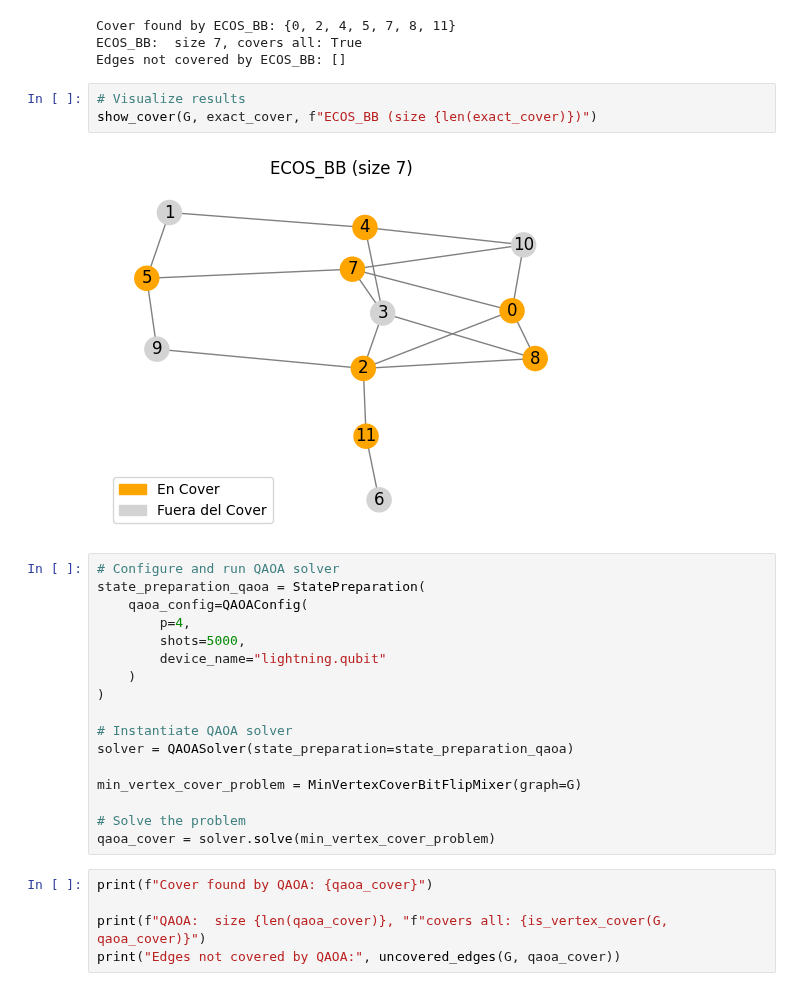
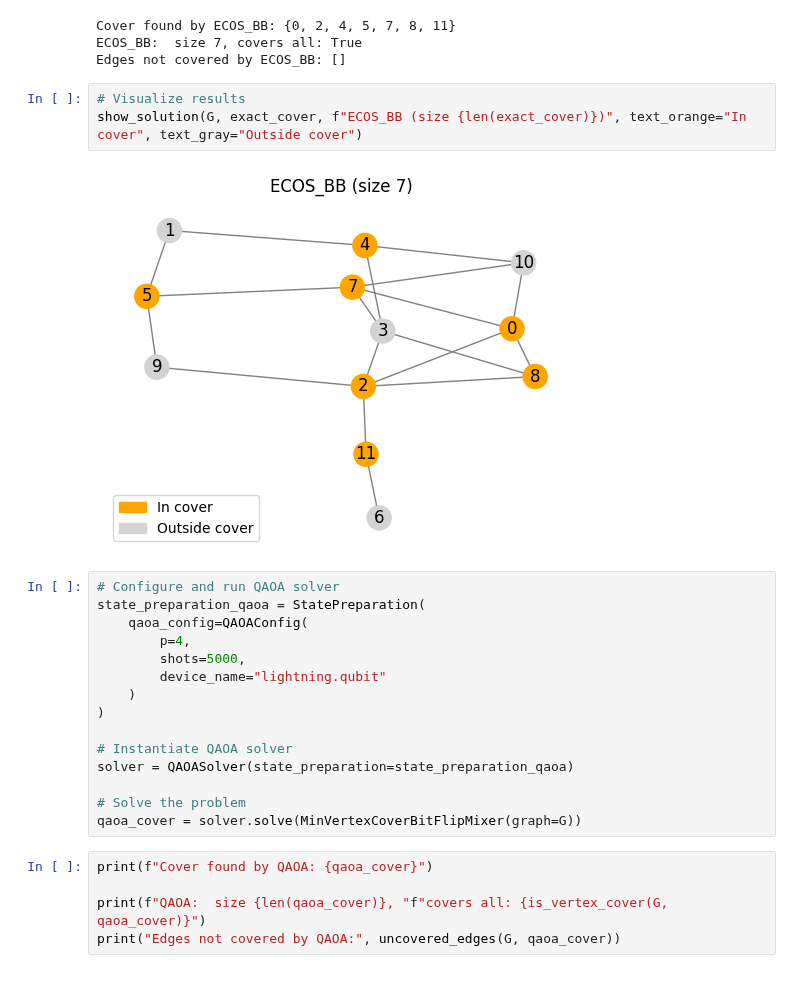
Before and after one commit to pabloramosdev/quantum_computing, a Jupyter notebook: Minimum Vertex Cover.ipynb, the cells around one changed output. Cells and saved outputs as stored; diff of their text form.

```diff
--- a/Minimum Vertex Cover.ipynb
+++ b/Minimum Vertex Cover.ipynb
@@ -62,9 +59,9 @@ ECOS_BB:  size 7, covers all: True
 Edges not covered by ECOS_BB: []
 # %%
 # Visualize results
-show_cover(G, exact_cover, f"ECOS_BB (size {len(exact_cover)})")
+show_solution(G, exact_cover, f"ECOS_BB (size {len(exact_cover)})", text_orange="In cover", text_gray="Outside cover")
 # %% [output]
-[figure, old version]
+[figure, new version]
 # %%
 # Configure and run QAOA solver
 state_preparation_qaoa = StatePreparation(
@@ -78,10 +75,8 @@ state_preparation_qaoa = StatePreparation(
 # Instantiate QAOA solver
 solver = QAOASolver(state_preparation=state_preparation_qaoa)
 
-min_vertex_cover_problem = MinVertexCoverBitFlipMixer(graph=G)
-
 # Solve the problem
-qaoa_cover = solver.solve(min_vertex_cover_problem)
+qaoa_cover = solver.solve(MinVertexCoverBitFlipMixer(graph=G))
 # %%
 print(f"Cover found by QAOA: {qaoa_cover}")
 
```
Also changed, not shown: parts of 5 cells of this notebook.
